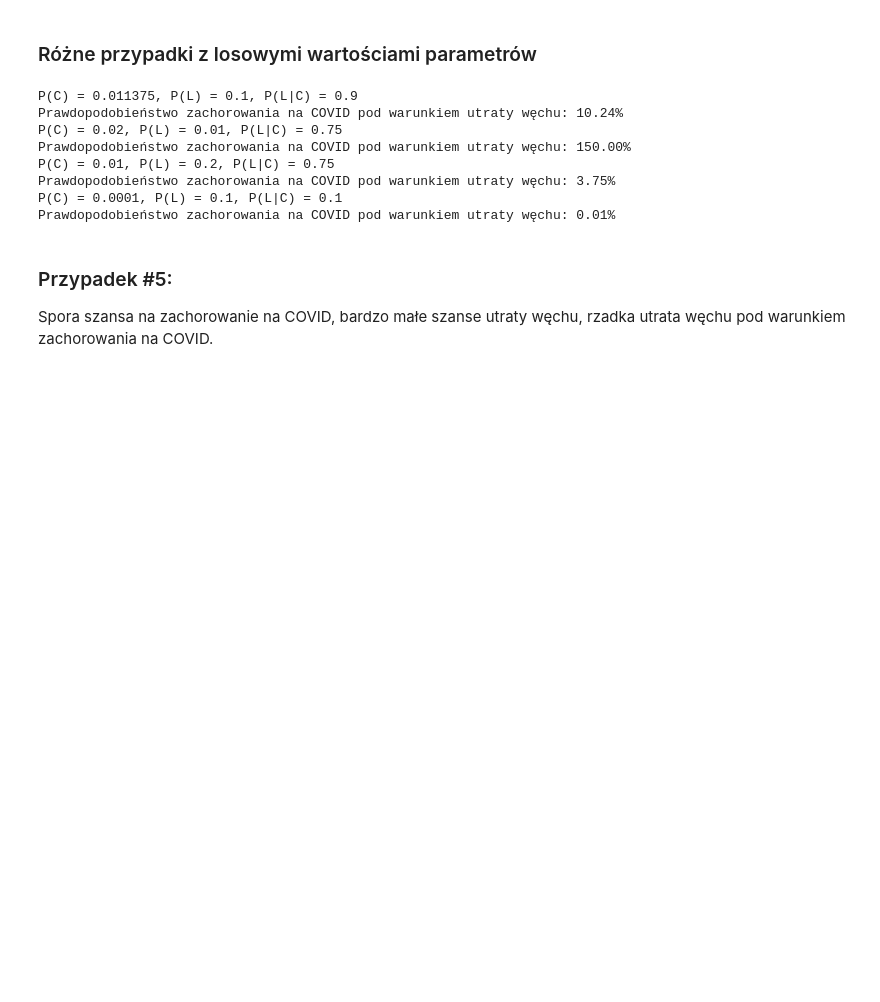
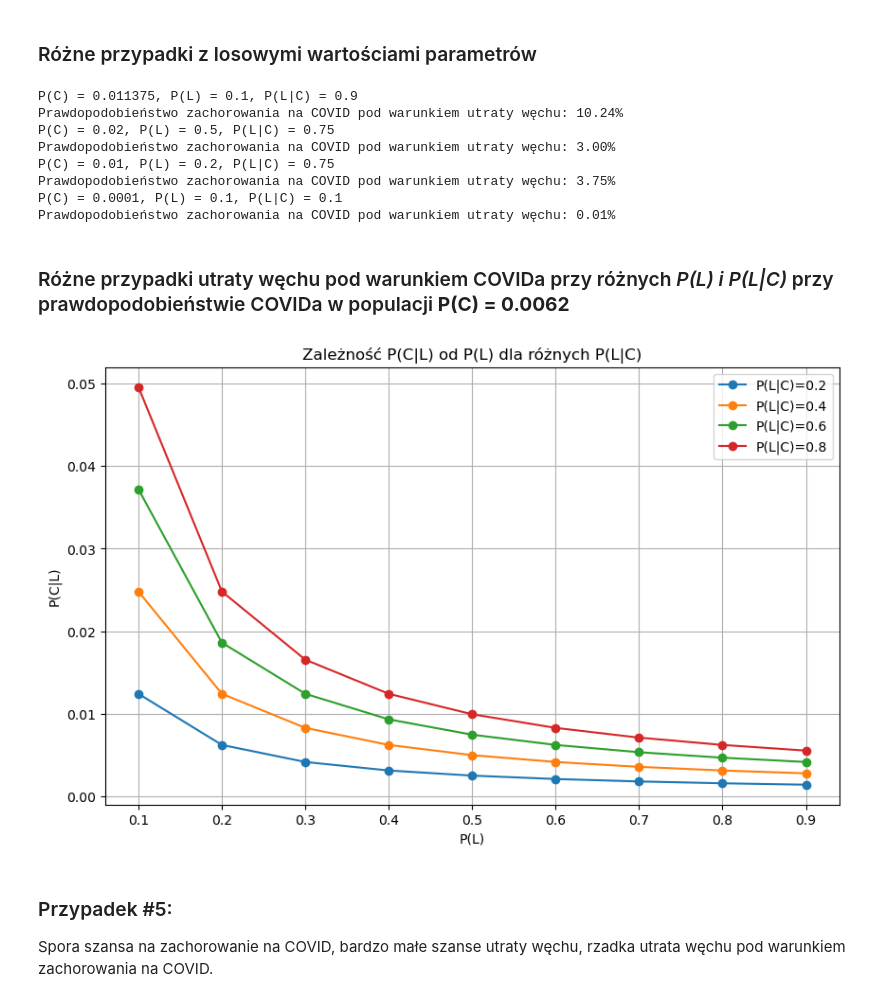
Before and after one commit to Jvsin/ai-studies, a Jupyter notebook: mpad/lab3/zad3.ipynb, the cells around one changed output. Cells and saved outputs as stored; diff of their text form; code cells hidden in the pictures; blank space fills up the shorter version.

```diff
--- a/mpad/lab3/zad3.ipynb
+++ b/mpad/lab3/zad3.ipynb
@@ -73,28 +73,67 @@ Prawdopodobieństwo zachorowania na COVID pod warunkiem braku utraty węchu:
 # %% [markdown]
 ### Różne przypadki z losowymi wartościami parametrów
 # %%
+from mpl_toolkits.mplot3d import Axes3D
+import numpy as np
+import matplotlib.pyplot as plt
+
 params = [
     (0.011375, 0.1, 0.9), #procent szans w 2021
-    (0.02, 0.01, 0.75),
+    (0.02, 0.5, 0.75),
     (0.01, 0.2, 0.75),
     (0.0001, 0.1, 0.1) # procent szans w 2025
 ]
+p_c_values = [p[0] for p in params]
+p_l_values = [p[1] for p in params]
+p_lc_values = [p[2] for p in params]
 
+p_cl_results = []
 for i in params:
     print(f"P(C) = {i[0]}, P(L) = {i[1]}, P(L|C) = {i[2]}")
 
     covid = CountReason(i[0], i[1], i[2])
     covid.count_reason()
     print(f"Prawdopodobieństwo zachorowania na COVID pod warunkiem utraty węchu: {covid.p_cl * 100:.2f}%")
+    p_cl_results.append(covid.p_cl)
 # %% [output]
 P(C) = 0.011375, P(L) = 0.1, P(L|C) = 0.9
 Prawdopodobieństwo zachorowania na COVID pod warunkiem utraty węchu: 10.24%
-P(C) = 0.02, P(L) = 0.01, P(L|C) = 0.75
-Prawdopodobieństwo zachorowania na COVID pod warunkiem utraty węchu: 150.00%
+P(C) = 0.02, P(L) = 0.5, P(L|C) = 0.75
+Prawdopodobieństwo zachorowania na COVID pod warunkiem utraty węchu: 3.00%
 P(C) = 0.01, P(L) = 0.2, P(L|C) = 0.75
 Prawdopodobieństwo zachorowania na COVID pod warunkiem utraty węchu: 3.75%
 P(C) = 0.0001, P(L) = 0.1, P(L|C) = 0.1
 Prawdopodobieństwo zachorowania na COVID pod warunkiem utraty węchu: 0.01%
+# %% [markdown]
+### Różne przypadki utraty węchu pod warunkiem COVIDa przy różnych *P(L) i P(L|C)* przy prawdopodobieństwie COVIDa w populacji **P(C) = 0.0062**
+# %%
+p_c = 0.0062
+p_lc = np.arange(0.2, 1, 0.2)
+p_l = np.arange(0.1, 1, 0.1)
+p_cl = []
+
+for i in p_l:
+    covid = CountReason(p_c, i, p_lc)
+    covid.count_reason()
+    p_cl.append(covid.p_cl)
+
+plt.figure(figsize=(10, 6))
+for p_lc_val in p_lc:
+    p_cl = []
+    for i in p_l:
+        covid = CountReason(p_c, i, p_lc_val)
+        covid.count_reason()
+        p_cl.append(covid.p_cl)
+    plt.plot(p_l, p_cl, marker='o', label=f'P(L|C)={p_lc_val:.1f}')
+
+plt.xlabel('P(L)')
+plt.ylabel('P(C|L)')
+plt.title('Zależność P(C|L) od P(L) dla różnych P(L|C)')
+plt.legend()
+plt.grid(True)
+plt.show()
+# %% [output]
+[figure, added]
 # %% [markdown]
 ### Przypadek #5:
 
```
Also changed, not shown: 2 other files.
